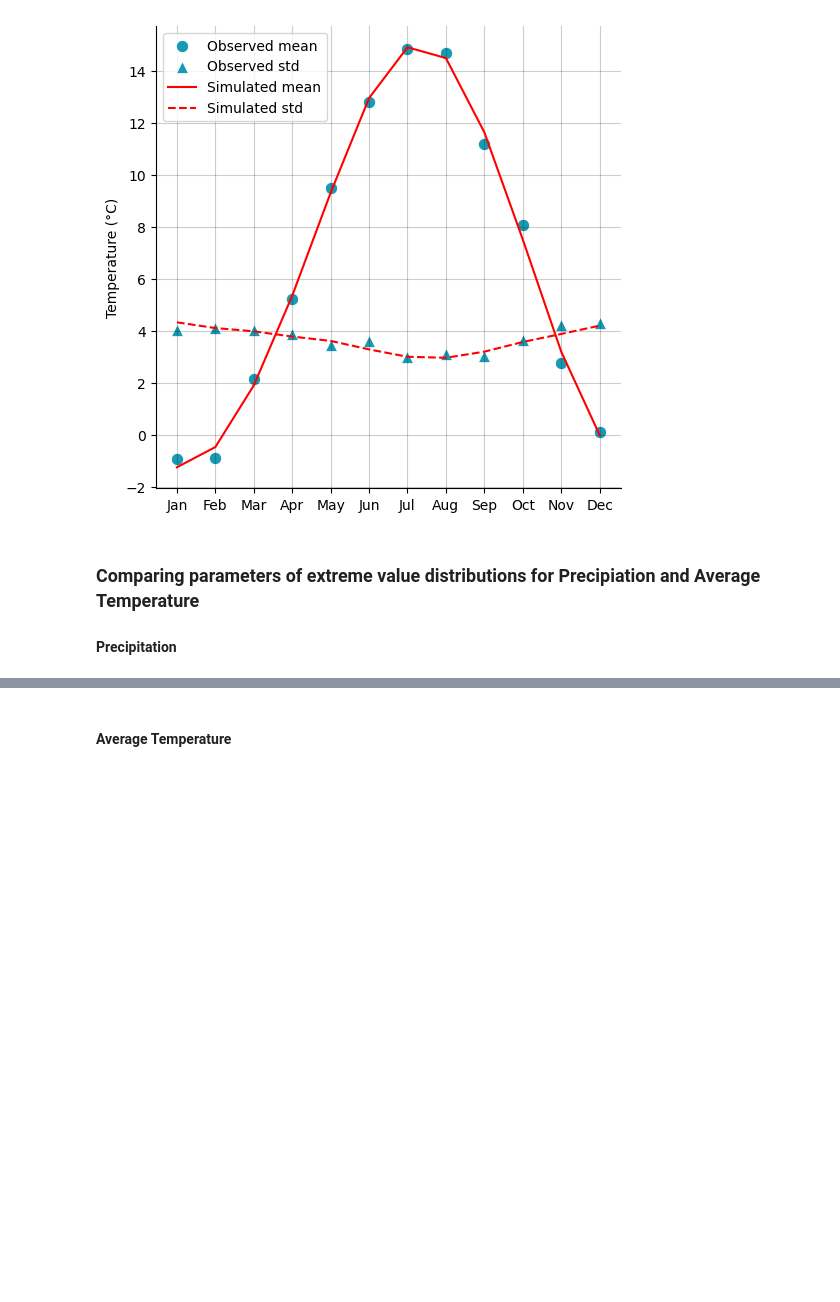
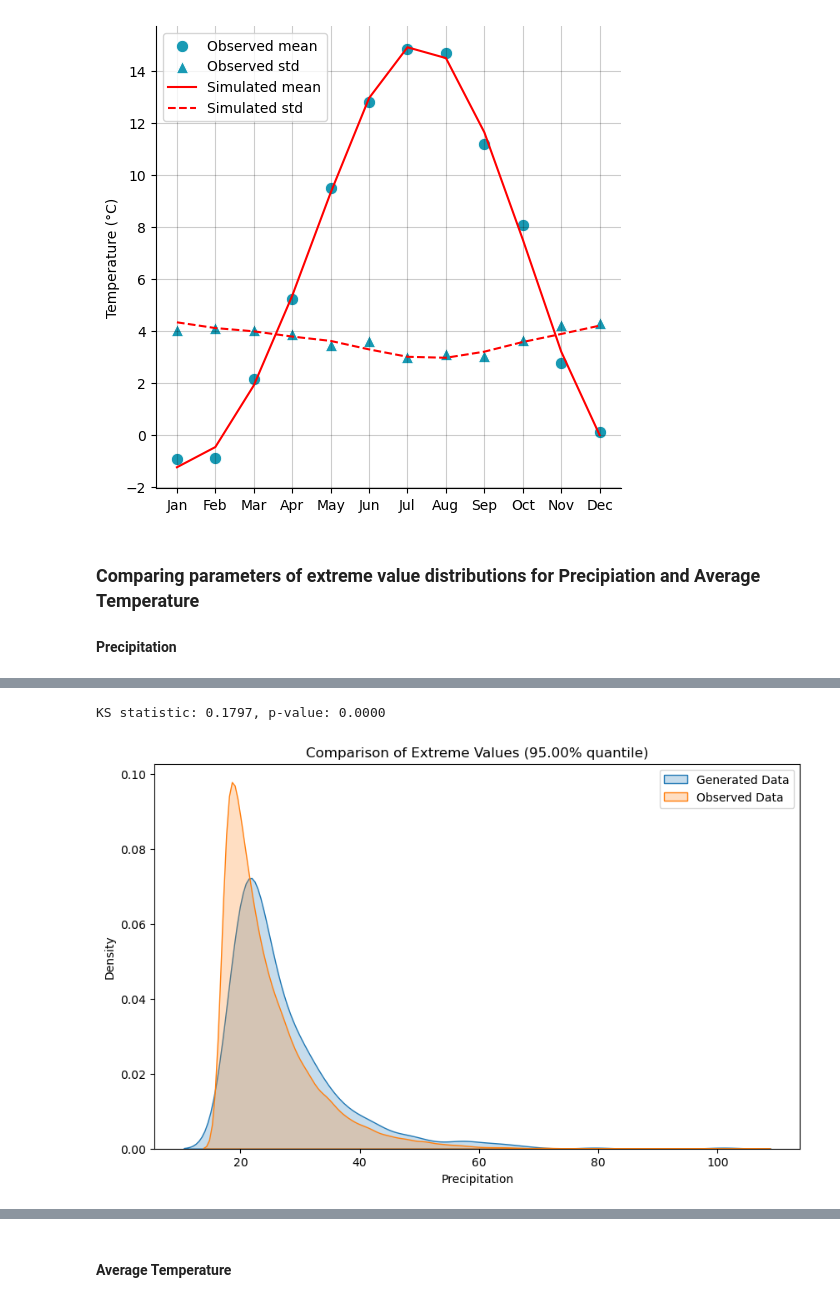
Before and after one commit to CooperBigFoot/climate-impacts, a Jupyter notebook: code/eda.ipynb, the cells around one changed output, grey strips where cells are left out. Cells and saved outputs as stored; diff of their text form; code cells hidden in the pictures; blank space fills up the shorter version.

```diff
--- a/code/eda.ipynb
+++ b/code/eda.ipynb
@@ -130,0 +160,11 @@ params
+# %%
+# Cell 4: Truncated KS test
+ks_stat, p_value = observed.truncated_ks_test('Precipitation', generated)
+print(f"KS statistic: {ks_stat:.4f}, p-value: {p_value:.4f}")
+# %% [output]
+KS statistic: 0.1797, p-value: 0.0000
+# %%
+# Cell 5: Plot extreme comparison
+observed.plot_extreme_comparison('Precipitation', generated)
+# %% [output]
+[figure, added]
```
Also changed, not shown: parts of 17 cells of this notebook, 1 other file.
